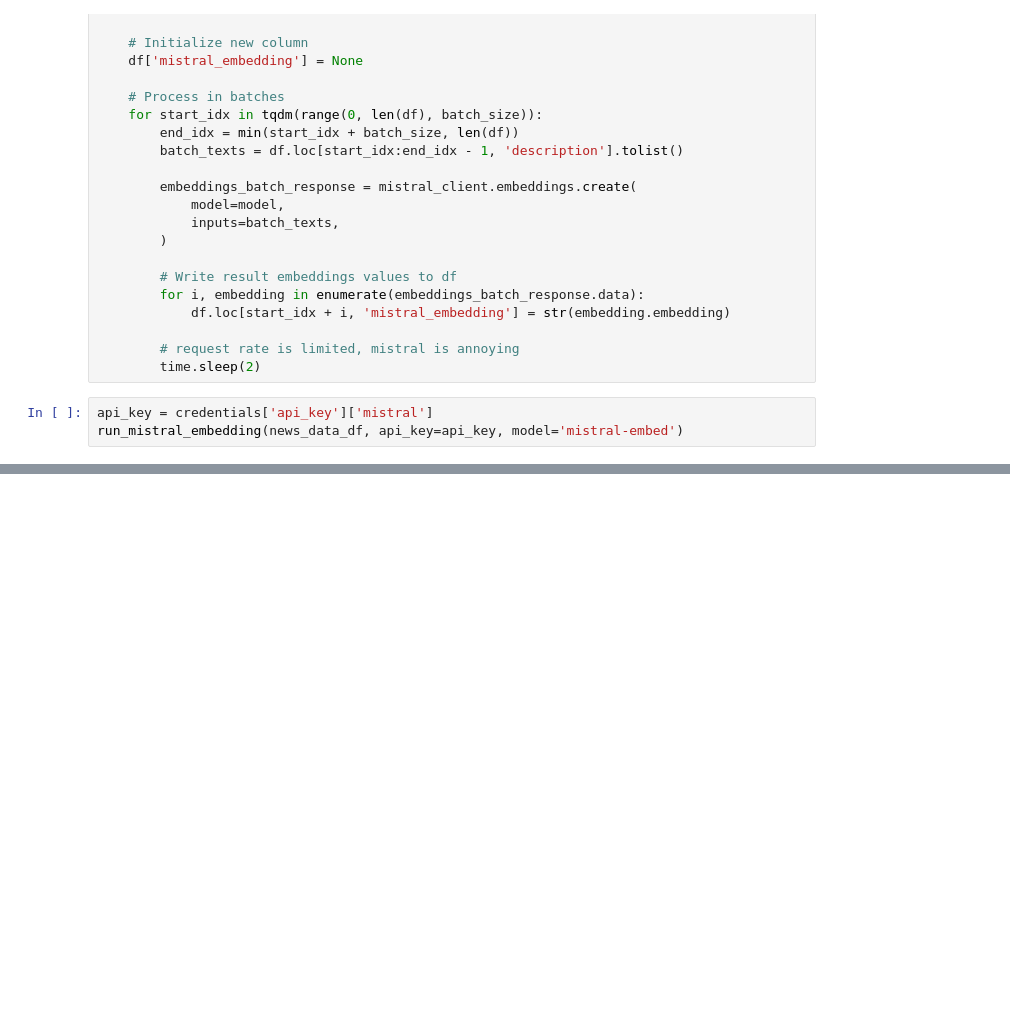
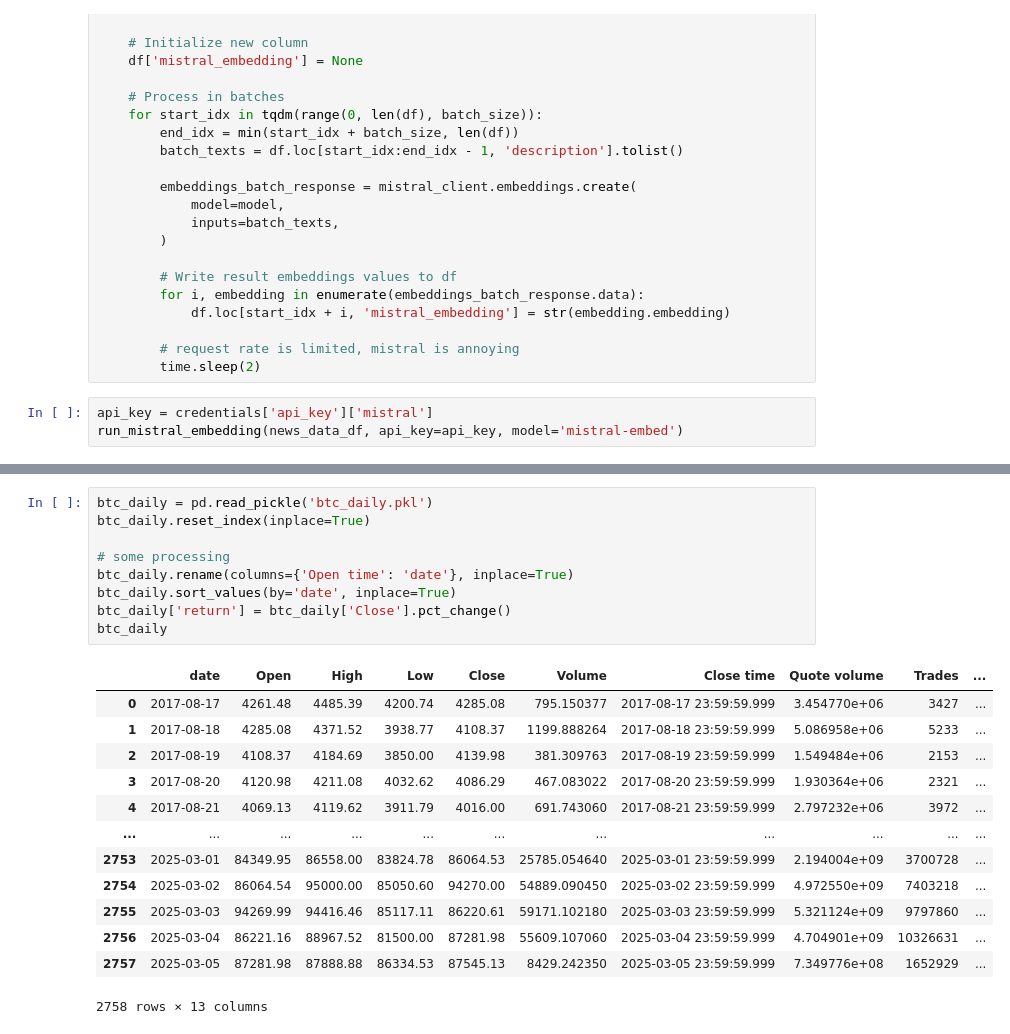
Before and after one commit to yeyechen/NLP-news-sentiment-on-cryptos, a Jupyter notebook: notebooks/embeddings.ipynb, the cells around one changed output, grey strips where cells are left out. Cells and saved outputs as stored; diff of their text form; blank space fills up the shorter version.

```diff
--- a/notebooks/embeddings.ipynb
+++ b/notebooks/embeddings.ipynb
@@ -154,0 +276,23 @@ run_mistral_embedding(news_data_df, api_key=api_key, model='mistral-embed')
+# %%
+btc_daily = pd.read_pickle('btc_daily.pkl')
+btc_daily.reset_index(inplace=True)
+
+# some processing
+btc_daily.rename(columns={'Open time': 'date'}, inplace=True)
+btc_daily.sort_values(by='date', inplace=True)
+btc_daily['return'] = btc_daily['Close'].pct_change()
+btc_daily
+# %% [output]
+|  | date | Open | High | Low | Close | Volume | Close time | Quote volume | Trades | ... |
+| 0 | 2017-08-17 | 4261.48 | 4485.39 | 4200.74 | 4285.08 | 795.150377 | 2017-08-17 23:59:59.999 | 3.454770e+06 | 3427 | ... |
+| 1 | 2017-08-18 | 4285.08 | 4371.52 | 3938.77 | 4108.37 | 1199.888264 | 2017-08-18 23:59:59.999 | 5.086958e+06 | 5233 | ... |
+| 2 | 2017-08-19 | 4108.37 | 4184.69 | 3850.00 | 4139.98 | 381.309763 | 2017-08-19 23:59:59.999 | 1.549484e+06 | 2153 | ... |
+| 3 | 2017-08-20 | 4120.98 | 4211.08 | 4032.62 | 4086.29 | 467.083022 | 2017-08-20 23:59:59.999 | 1.930364e+06 | 2321 | ... |
+| 4 | 2017-08-21 | 4069.13 | 4119.62 | 3911.79 | 4016.00 | 691.743060 | 2017-08-21 23:59:59.999 | 2.797232e+06 | 3972 | ... |
+| ... | ... | ... | ... | ... | ... | ... | ... | ... | ... | ... |
+| 2753 | 2025-03-01 | 84349.95 | 86558.00 | 83824.78 | 86064.53 | 25785.054640 | 2025-03-01 23:59:59.999 | 2.194004e+09 | 3700728 | ... |
+| 2754 | 2025-03-02 | 86064.54 | 95000.00 | 85050.60 | 94270.00 | 54889.090450 | 2025-03-02 23:59:59.999 | 4.972550e+09 | 7403218 | ... |
+| 2755 | 2025-03-03 | 94269.99 | 94416.46 | 85117.11 | 86220.61 | 59171.102180 | 2025-03-03 23:59:59.999 | 5.321124e+09 | 9797860 | ... |
+| 2756 | 2025-03-04 | 86221.16 | 88967.52 | 81500.00 | 87281.98 | 55609.107060 | 2025-03-04 23:59:59.999 | 4.704901e+09 | 10326631 | ... |
+| 2757 | 2025-03-05 | 87281.98 | 87888.88 | 86334.53 | 87545.13 | 8429.242350 | 2025-03-05 23:59:59.999 | 7.349776e+08 | 1652929 | ... |
+2758 rows × 13 columns
```
Also changed, not shown: parts of 12 cells of this notebook.
